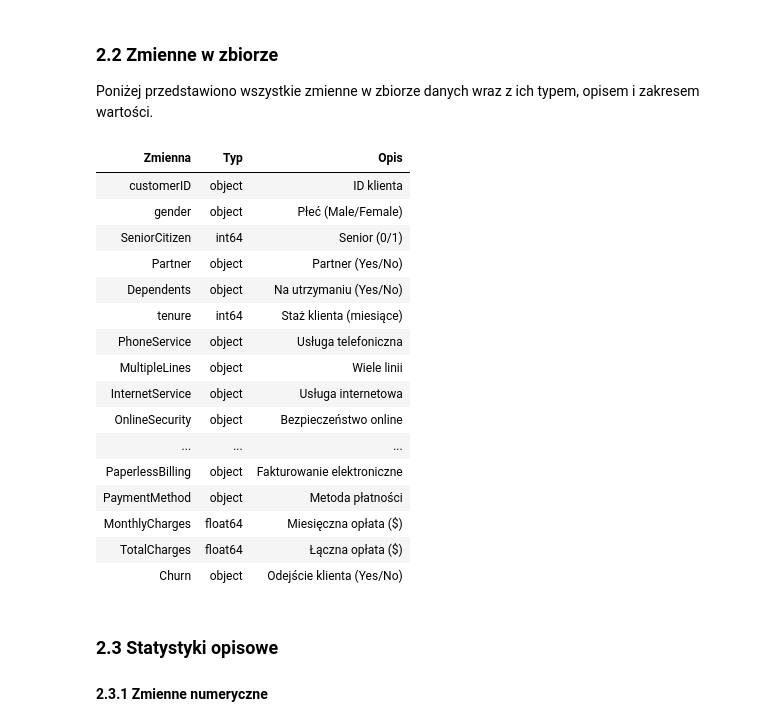
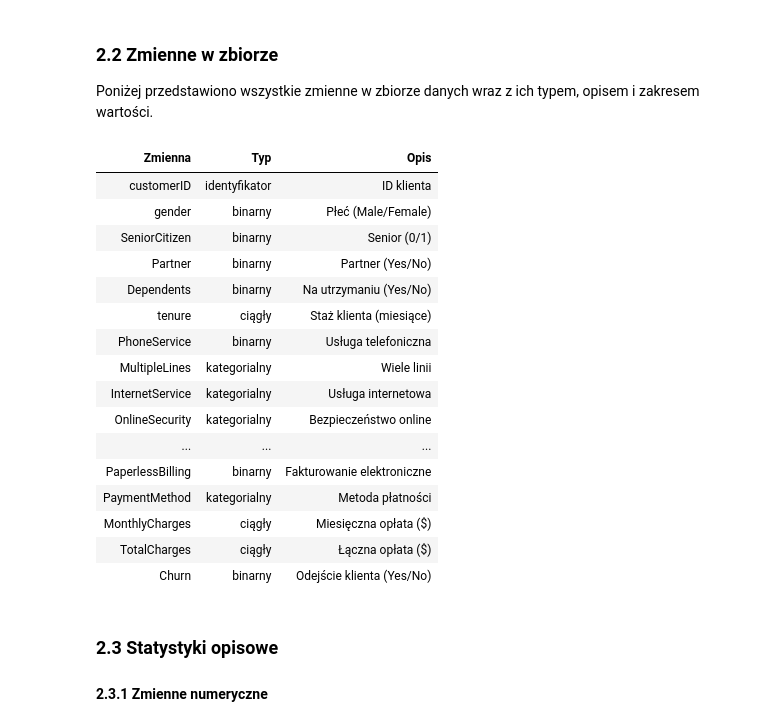
Before and after one commit to fmich7/nba-cluster-analysis, a Jupyter notebook: projekt2/telco_churn_analysis.ipynb, the cells around one changed output. Drawn from its saved outputs; the diff is of its cells as text; code cells hidden in the pictures.

```diff
--- a/projekt2/telco_churn_analysis.ipynb
+++ b/projekt2/telco_churn_analysis.ipynb
@@ -105,48 +123,48 @@ Poniżej przedstawiono wszystkie zmienne w zbiorze danych wraz z ich typem, opis
 # %%
 # Tabela zmiennych
 var_desc = [
-    ('customerID', 'object', 'ID klienta'),
-    ('gender', 'object', 'Płeć (Male/Female)'),
-    ('SeniorCitizen', 'int64', 'Senior (0/1)'),
-    ('Partner', 'object', 'Partner (Yes/No)'),
-    ('Dependents', 'object', 'Na utrzymaniu (Yes/No)'),
-    ('tenure', 'int64', 'Staż klienta (miesiące)'),
-    ('PhoneService', 'object', 'Usługa telefoniczna'),
-    ('MultipleLines', 'object', 'Wiele linii'),
-    ('InternetService', 'object', 'Usługa internetowa'),
-    ('OnlineSecurity', 'object', 'Bezpieczeństwo online'),
-    ('OnlineBackup', 'object', 'Kopie zapasowe online'),
-    ('DeviceProtection', 'object', 'Ochrona urządzenia'),
-    ('TechSupport', 'object', 'Wsparcie techniczne'),
-    ('StreamingTV', 'object', 'Telewizja strumieniowa'),
-    ('StreamingMovies', 'object', 'Filmy strumieniowe'),
-    ('Contract', 'object', 'Rodzaj umowy'),
-    ('PaperlessBilling', 'object', 'Fakturowanie elektroniczne'),
-    ('PaymentMethod', 'object', 'Metoda płatności'),
-    ('MonthlyCharges', 'float64', 'Miesięczna opłata ($)'),
-    ('TotalCharges', 'float64', 'Łączna opłata ($)'),
-    ('Churn', 'object', 'Odejście klienta (Yes/No)')
+    ('customerID', 'identyfikator', 'ID klienta'),
+    ('gender', 'binarny', 'Płeć (Male/Female)'),
+    ('SeniorCitizen', 'binarny', 'Senior (0/1)'),
+    ('Partner', 'binarny', 'Partner (Yes/No)'),
+    ('Dependents', 'binarny', 'Na utrzymaniu (Yes/No)'),
+    ('tenure', 'ciągły', 'Staż klienta (miesiące)'),
+    ('PhoneService', 'binarny', 'Usługa telefoniczna'),
+    ('MultipleLines', 'kategorialny', 'Wiele linii'),
+    ('InternetService', 'kategorialny', 'Usługa internetowa'),
+    ('OnlineSecurity', 'kategorialny', 'Bezpieczeństwo online'),
+    ('OnlineBackup', 'kategorialny', 'Kopie zapasowe online'),
+    ('DeviceProtection', 'kategorialny', 'Ochrona urządzenia'),
+    ('TechSupport', 'kategorialny', 'Wsparcie techniczne'),
+    ('StreamingTV', 'kategorialny', 'Telewizja strumieniowa'),
+    ('StreamingMovies', 'kategorialny', 'Filmy strumieniowe'),
+    ('Contract', 'kategorialny', 'Rodzaj umowy'),
+    ('PaperlessBilling', 'binarny', 'Fakturowanie elektroniczne'),
+    ('PaymentMethod', 'kategorialny', 'Metoda płatności'),
+    ('MonthlyCharges', 'ciągły', 'Miesięczna opłata ($)'),
+    ('TotalCharges', 'ciągły', 'Łączna opłata ($)'),
+    ('Churn', 'binarny', 'Odejście klienta (Yes/No)')
 ]
 var_df = pd.DataFrame(var_desc, columns=['Zmienna', 'Typ', 'Opis'])
 display(HTML(var_df.to_html(index=False, classes='table table-striped')))
 # %% [output]
 | Zmienna | Typ | Opis |
-| customerID | object | ID klienta |
-| gender | object | Płeć (Male/Female) |
-| SeniorCitizen | int64 | Senior (0/1) |
-| Partner | object | Partner (Yes/No) |
-| Dependents | object | Na utrzymaniu (Yes/No) |
-| tenure | int64 | Staż klienta (miesiące) |
-| PhoneService | object | Usługa telefoniczna |
-| MultipleLines | object | Wiele linii |
-| InternetService | object | Usługa internetowa |
-| OnlineSecurity | object | Bezpieczeństwo online |
+| customerID | identyfikator | ID klienta |
+| gender | binarny | Płeć (Male/Female) |
+| SeniorCitizen | binarny | Senior (0/1) |
+| Partner | binarny | Partner (Yes/No) |
+| Dependents | binarny | Na utrzymaniu (Yes/No) |
+| tenure | ciągły | Staż klienta (miesiące) |
+| PhoneService | binarny | Usługa telefoniczna |
+| MultipleLines | kategorialny | Wiele linii |
+| InternetService | kategorialny | Usługa internetowa |
+| OnlineSecurity | kategorialny | Bezpieczeństwo online |
 | ... | ... | ... |
-| PaperlessBilling | object | Fakturowanie elektroniczne |
-| PaymentMethod | object | Metoda płatności |
-| MonthlyCharges | float64 | Miesięczna opłata ($) |
-| TotalCharges | float64 | Łączna opłata ($) |
-| Churn | object | Odejście klienta (Yes/No) |
+| PaperlessBilling | binarny | Fakturowanie elektroniczne |
+| PaymentMethod | kategorialny | Metoda płatności |
+| MonthlyCharges | ciągły | Miesięczna opłata ($) |
+| TotalCharges | ciągły | Łączna opłata ($) |
+| Churn | binarny | Odejście klienta (Yes/No) |
 # %% [markdown]
 ### 2.3 Statystyki opisowe
 
```
Also changed, not shown: parts of 27 cells of this notebook, 38 other files.
